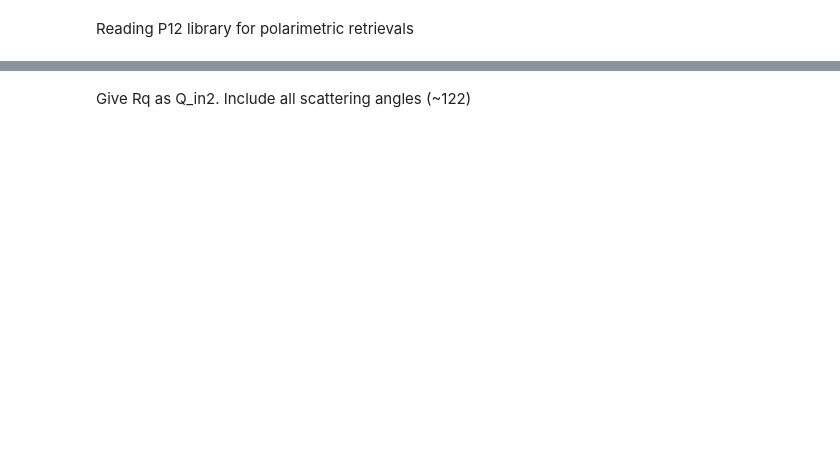
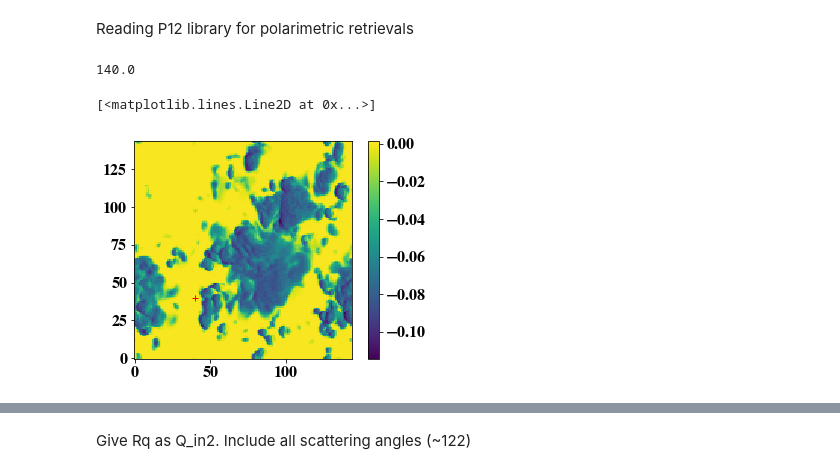
Before and after one commit to cpnHere/ACRS, a Jupyter notebook: Retrievals/Pol_retrievals/analysis_pol_ret.ipynb, the cells around one changed output, grey strips where cells are left out. Cells and saved outputs as stored; diff of their text form; code cells hidden in the pictures; blank space fills up the shorter version.

```diff
--- a/Retrievals/Pol_retrievals/analysis_pol_ret.ipynb
+++ b/Retrievals/Pol_retrievals/analysis_pol_ret.ipynb
@@ -214,3 +325,15 @@ Reading P12 library for polarimetric retrievals
 # %%
 P12Lib=Pol_ret_P12Lib(fname='Pol_ret_PM_library_0p860_2p13_V3.hdf5')
 P12Lib.loadP12Lib()
+# %%
+np.where(lc.RT.VZA==20)
+lc.RT.ScatA[80]
+# %% [output]
+140.0
+# %%
+ctf = plt.imshow(lc.RT.MeanPRad[80,:,:,1],origin='lower')
+plt.colorbar(ctf)
+plt.plot(40,40,'r+')
+# %% [output]
+[<matplotlib.lines.Line2D at 0x...>]
+[figure, added]
```
Also changed, not shown: parts of 24 cells of this notebook.
